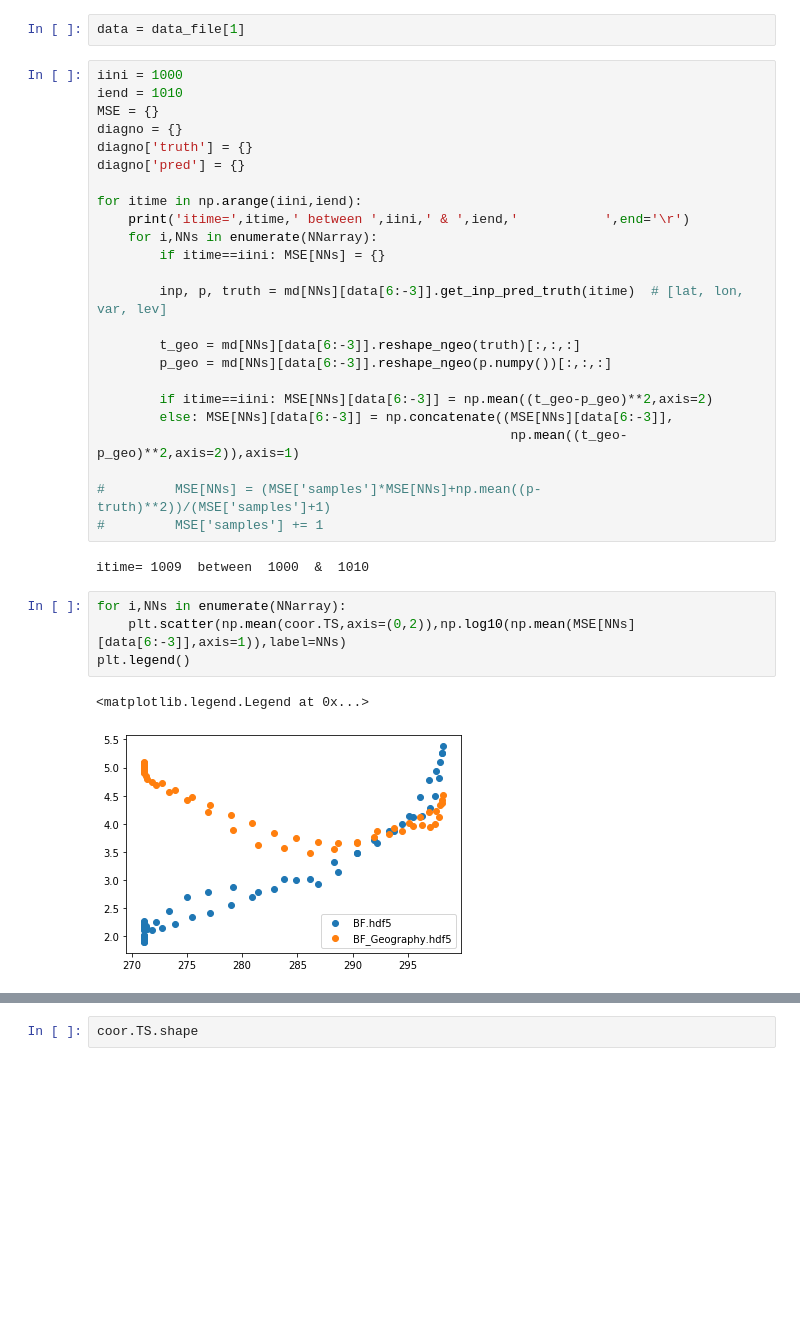
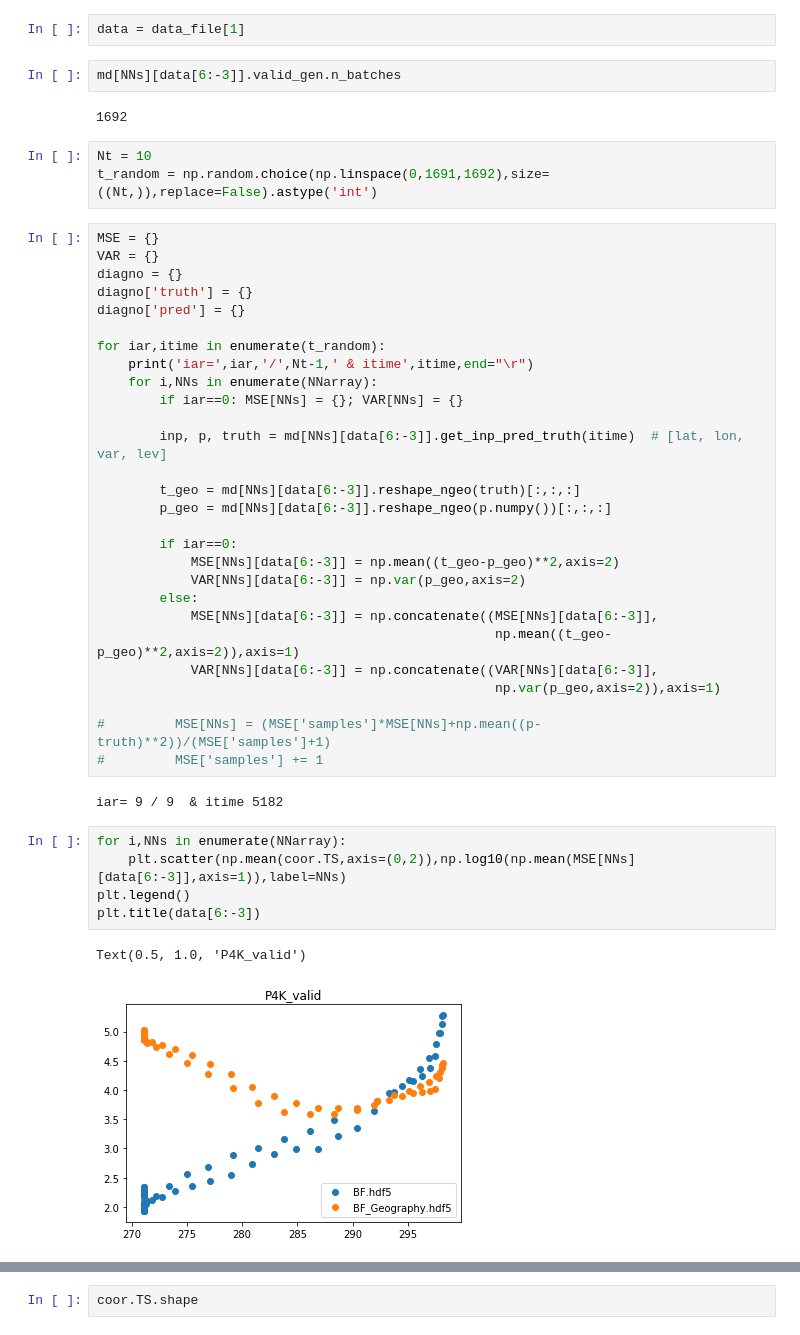
Before and after one commit to BradleyStanleyClamp/CBRAIN-CAM-MLINV, a Jupyter notebook: notebooks/tbeucler_devlog/048_Ankitesh_BF_Notebook_For_David.ipynb, the cells around one changed output, grey strips where cells are left out. Cells and saved outputs as stored; diff of their text form; blank space fills up the shorter version.

```diff
--- a/notebooks/tbeucler_devlog/048_Ankitesh_BF_Notebook_For_David.ipynb
+++ b/notebooks/tbeucler_devlog/048_Ankitesh_BF_Notebook_For_David.ipynb
@@ -353,36 +365,48 @@ data_file
 ['CI_SP_M4K_valid.nc', 'CI_SP_P4K_valid.nc']
 # %%
 data = data_file[1]
+# %%
+md[NNs][data[6:-3]].valid_gen.n_batches
+# %% [output]
+1692
+# %%
+Nt = 10
+t_random = np.random.choice(np.linspace(0,1691,1692),size=((Nt,)),replace=False).astype('int')
 # %%
-iini = 1000
-iend = 1010
 MSE = {}
+VAR = {}
 diagno = {}
 diagno['truth'] = {}
 diagno['pred'] = {}
 
-for itime in np.arange(iini,iend):
-    print('itime=',itime,' between ',iini,' & ',iend,'           ',end='\r')
+for iar,itime in enumerate(t_random):
+    print('iar=',iar,'/',Nt-1,' & itime',itime,end="\r")
     for i,NNs in enumerate(NNarray):
-        if itime==iini: MSE[NNs] = {}
+        if iar==0: MSE[NNs] = {}; VAR[NNs] = {}
 
         inp, p, truth = md[NNs][data[6:-3]].get_inp_pred_truth(itime)  # [lat, lon, var, lev]
 
         t_geo = md[NNs][data[6:-3]].reshape_ngeo(truth)[:,:,:]
         p_geo = md[NNs][data[6:-3]].reshape_ngeo(p.numpy())[:,:,:]
 
-        if itime==iini: MSE[NNs][data[6:-3]] = np.mean((t_geo-p_geo)**2,axis=2)
-        else: MSE[NNs][data[6:-3]] = np.concatenate((MSE[NNs][data[6:-3]],
-                                                     np.mean((t_geo-p_geo)**2,axis=2)),axis=1)
+        if iar==0:
+            MSE[NNs][data[6:-3]] = np.mean((t_geo-p_geo)**2,axis=2)
+            VAR[NNs][data[6:-3]] = np.var(p_geo,axis=2)
+        else:
+            MSE[NNs][data[6:-3]] = np.concatenate((MSE[NNs][data[6:-3]],
+                                                   np.mean((t_geo-p_geo)**2,axis=2)),axis=1)
+            VAR[NNs][data[6:-3]] = np.concatenate((VAR[NNs][data[6:-3]],
+                                                   np.var(p_geo,axis=2)),axis=1)
 
 #         MSE[NNs] = (MSE['samples']*MSE[NNs]+np.mean((p-truth)**2))/(MSE['samples']+1)
 #         MSE['samples'] += 1
 # %% [output]
-itime= 1009  between  1000  &  1010
+iar= 9 / 9  & itime 5182
 # %%
 for i,NNs in enumerate(NNarray):
     plt.scatter(np.mean(coor.TS,axis=(0,2)),np.log10(np.mean(MSE[NNs][data[6:-3]],axis=1)),label=NNs)
 plt.legend()
+plt.title(data[6:-3])
 # %% [output]
-<matplotlib.legend.Legend at 0x...>
+Text(0.5, 1.0, 'P4K_valid')
-[figure, old version]
+[figure, new version]
```
Also changed, not shown: parts of 14 cells of this notebook, 1 other file.
